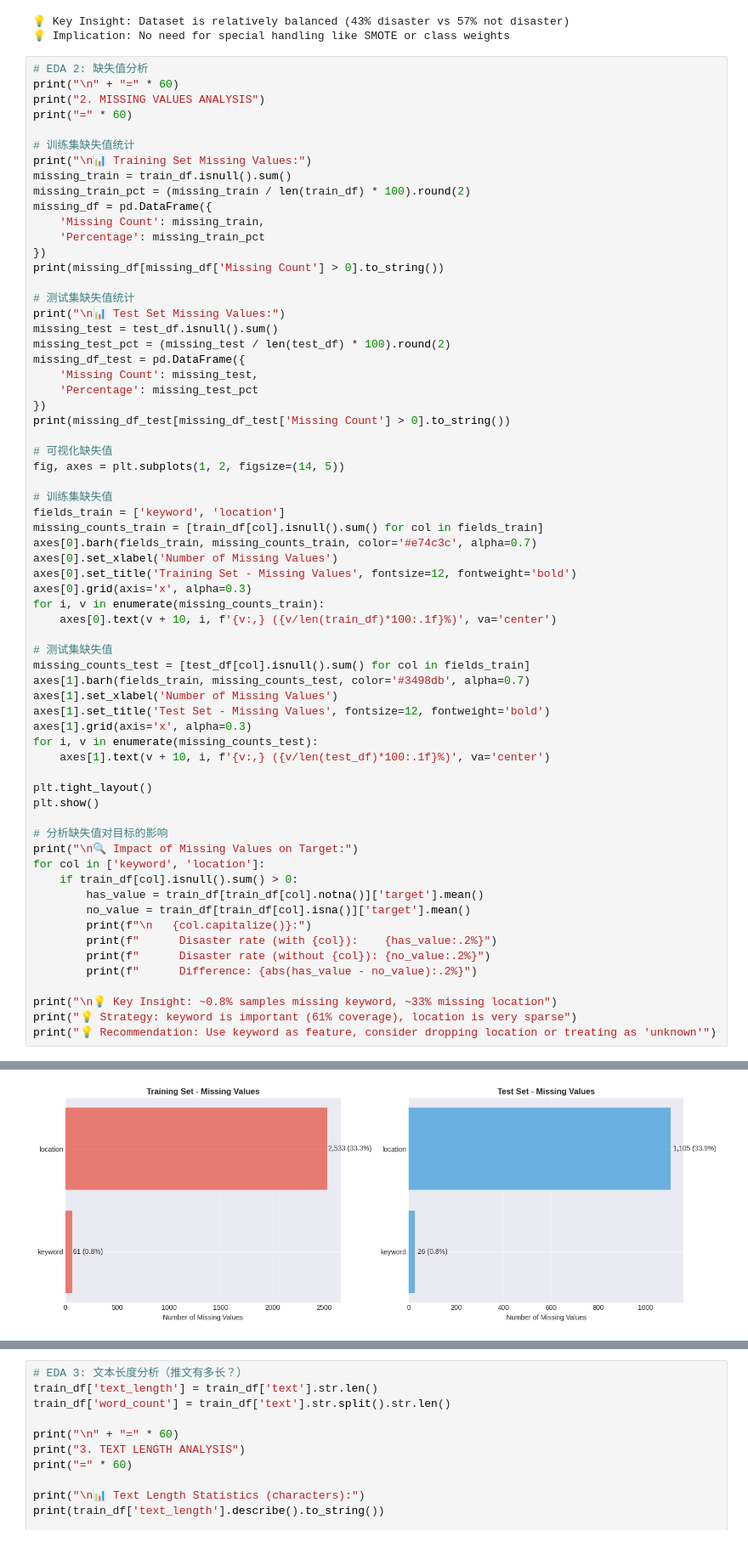
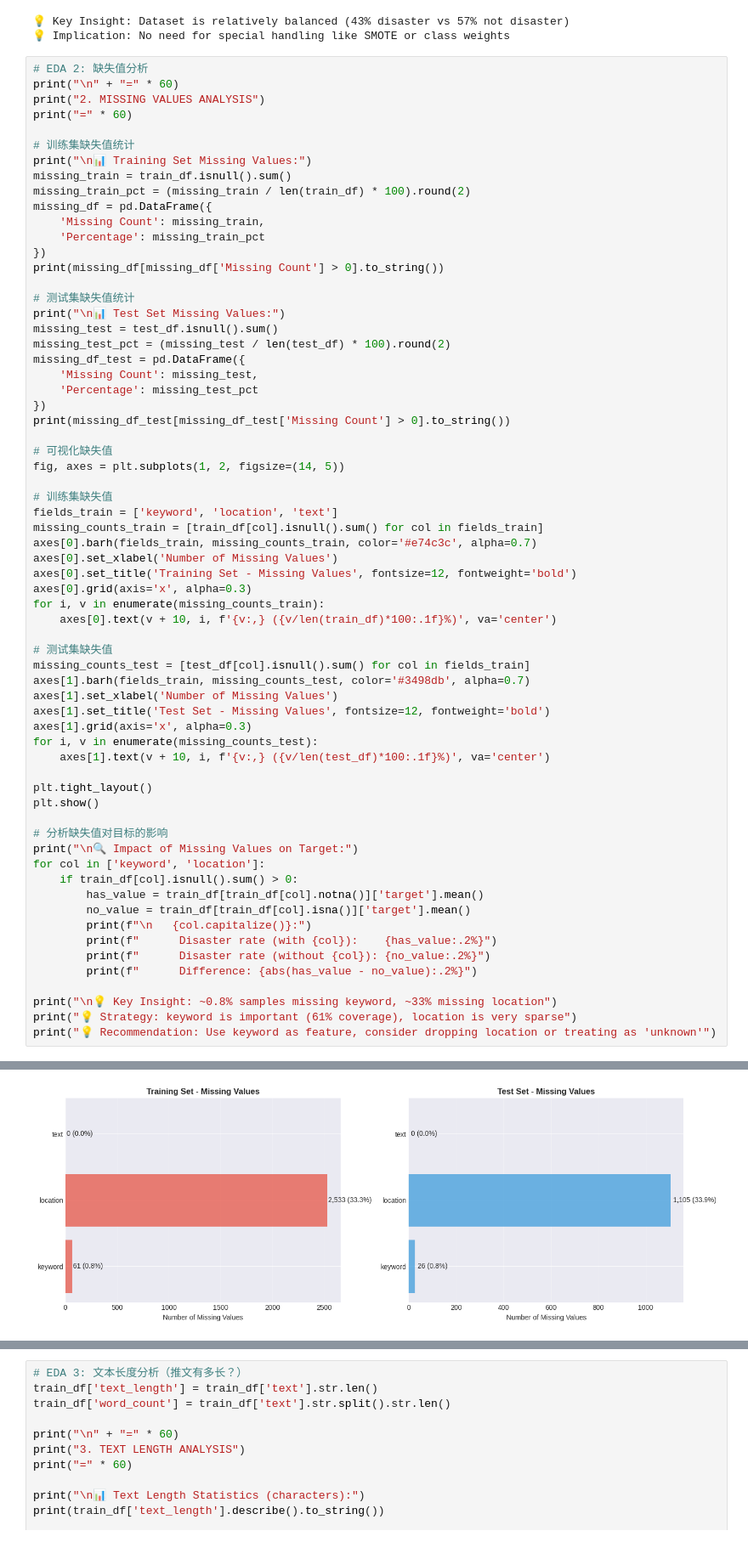
Before and after one commit to RockDeng110/Natural-Language-Processing-with-Disaster-Tweets, a Jupyter notebook: notebooks/00_complete_workflow_simple.ipynb, the cells around one changed output, grey strips where cells are left out. Shown at 85% size. Drawn from its saved outputs; the diff is of its cells as text.

```diff
--- a/notebooks/00_complete_workflow_simple.ipynb
+++ b/notebooks/00_complete_workflow_simple.ipynb
@@ -432,7 +432,7 @@ print(missing_df_test[missing_df_test['Missing Count'] > 0].to_string())
 fig, axes = plt.subplots(1, 2, figsize=(14, 5))
 
 # 训练集缺失值
-fields_train = ['keyword', 'location']
+fields_train = ['keyword', 'location', 'text']
 missing_counts_train = [train_df[col].isnull().sum() for col in fields_train]
 axes[0].barh(fields_train, missing_counts_train, color='#e74c3c', alpha=0.7)
 axes[0].set_xlabel('Number of Missing Values')
@@ -454,34 +454,34 @@ plt.tight_layout()
 plt.show()
 
 # 分析缺失值对目标的影响
 print("\n🔍 Impact of Missing Values on Target:")
 for col in ['keyword', 'location']:
     if train_df[col].isnull().sum() > 0:
         has_value = train_df[train_df[col].notna()]['target'].mean()
         no_value = train_df[train_df[col].isna()]['target'].mean()
         print(f"\n   {col.capitalize()}:")
         print(f"      Disaster rate (with {col}):    {has_value:.2%}")
         print(f"      Disaster rate (without {col}): {no_value:.2%}")
         print(f"      Difference: {abs(has_value - no_value):.2%}")
 
 print("\n💡 Key Insight: ~0.8% samples missing keyword, ~33% missing location")
 print("💡 Strategy: keyword is important (61% coverage), location is very sparse")
 print("💡 Recommendation: Use keyword as feature, consider dropping location or treating as 'unknown'")
 # %% [output]
 ============================================================
 2. MISSING VALUES ANALYSIS
 ============================================================
 
 📊 Training Set Missing Values:
           Missing Count  Percentage
 keyword              61        0.80
 location           2533       33.27
 
 📊 Test Set Missing Values:
           Missing Count  Percentage
 keyword              26        0.80
 location           1105       33.86
-[figure, old version]
+[figure, new version]
 🔍 Impact of Missing Values on Target:
 
    Keyword:
```
Also changed, not shown: parts of 33 cells of this notebook.
